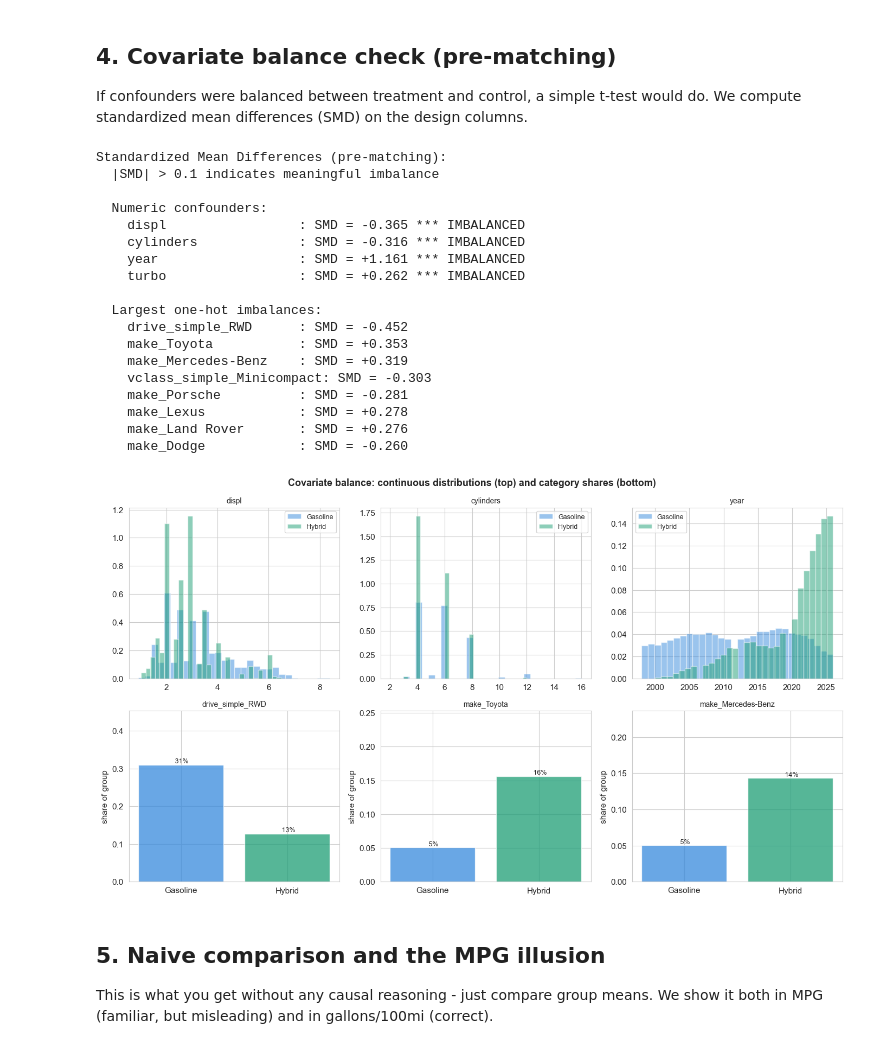
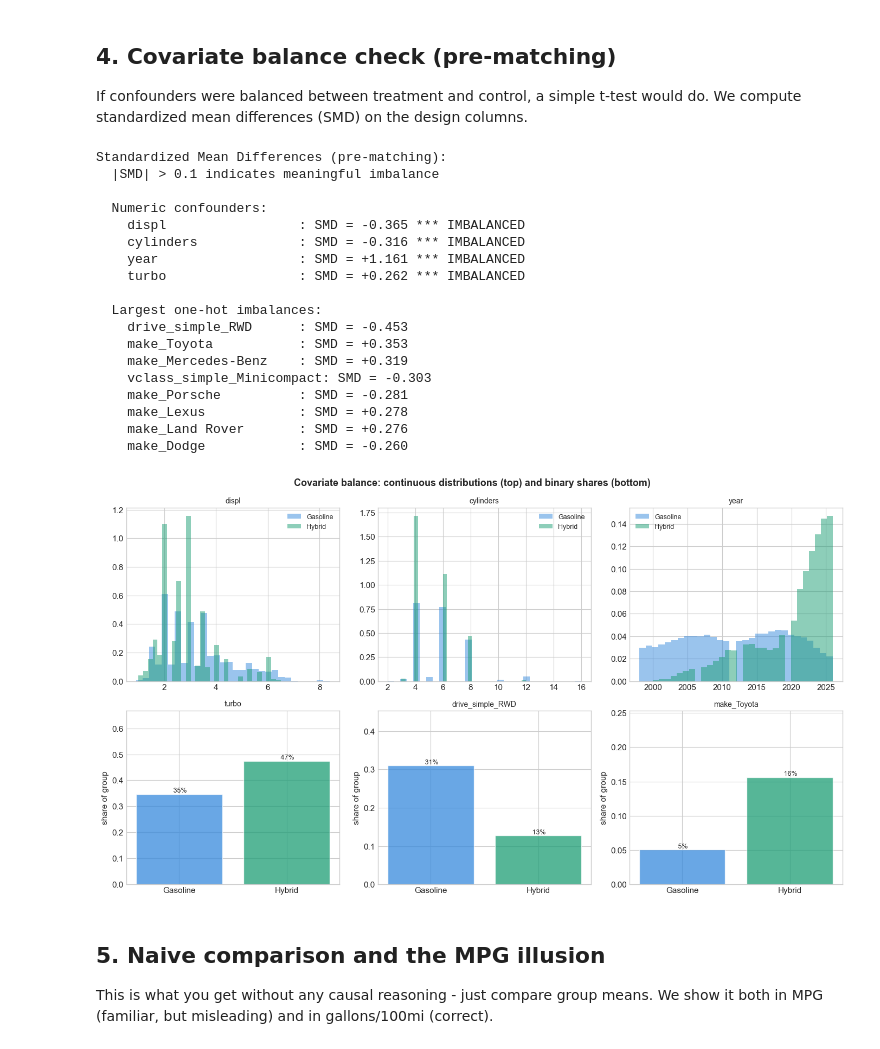
Before and after one commit to firefly1248/hybrid-causal-inference, a Jupyter notebook: hybrid_causal_inference.ipynb, the cells around one changed output. Cells and saved outputs as stored; diff of their text form; code cells hidden in the pictures.

```diff
--- a/hybrid_causal_inference.ipynb
+++ b/hybrid_causal_inference.ipynb
@@ -194,15 +187,15 @@ _TRAIL_TRIMS = {'LE', 'XLE', 'XSE', 'SE', 'SEL', 'LX', 'EX', 'EX-L', 'DX', 'XLS'
 
 
 def base_model_name(model):
-    """Nameplate key: strip powertrain/drive/trim tokens so that, e.g.,
-    'Camry Hybrid LE' and gasoline 'Camry' map to the same base 'Camry'.
-    Handles slash-joined trims like 'Camry LE/SE'."""
+    """Nameplate key: 'Camry Hybrid LE' and gasoline 'Camry' both map to 'Camry'.
+    Also strips joined trims like 'Camry LE/SE' and 'RAV4 SE & LE'."""
     out = str(model)
-    for tok in [' Hybrid', ' HEV', ' PHEV', ' 2WD', ' 4WD', ' AWD', ' FWD', ' RWD',
-                ' 4-Door', ' 2-Door']:
+    for tok in [' Hybrid', ' HEV FF', ' HEV', ' PHEV', ' 2WD', ' 4WD', ' AWD', ' FWD',
+                ' RWD', ' 4-Door', ' 2-Door']:
         out = out.replace(tok, '')
-    parts = out.split()
-    while len(parts) > 1 and all(t in _TRAIL_TRIMS for t in parts[-1].split('/')):
+    parts = out.replace('&', '/').split()
+    while len(parts) > 1 and all(t in _TRAIL_TRIMS or t == ''
+                                 for t in parts[-1].split('/')):
         parts.pop()
     return ' '.join(parts).strip()
 
@@ -239,9 +231,8 @@ If confounders were balanced between treatment and control, a simple t-test woul
 do. We compute standardized mean differences (SMD) on the design columns.
 # %%
 def smd(treated, control):
-    """Standardized Mean Difference"""
-    sd = np.sqrt((treated.var() + control.var()) / 2)
-    return (treated.mean() - control.mean()) / sd if sd > 0 else 0.0
+    """Standardized mean difference (pooled SD)."""
+    return (treated.mean() - control.mean()) / np.sqrt((treated.var() + control.var()) / 2)
 
 
 print("Standardized Mean Differences (pre-matching):")
@@ -252,11 +243,8 @@ for col in num_cov:
     flag = " *** IMBALANCED" if abs(s) > 0.1 else ""
     print(f"    {col:22s}: SMD = {s:+.3f}{flag}")
 
-# Largest categorical imbalances
-cat_smds = []
-for col in feat_names[len(num_cov):]:
-    cat_smds.append((col, smd(Xd_df.loc[T == 1, col], Xd_df.loc[T == 0, col])))
-cat_smds.sort(key=lambda kv: -abs(kv[1]))
+cat_smds = sorted(((col, smd(Xd_df.loc[T == 1, col], Xd_df.loc[T == 0, col]))
+                   for col in feat_names[len(num_cov):]), key=lambda kv: -abs(kv[1]))
 print("\n  Largest one-hot imbalances:")
 for col, s in cat_smds[:8]:
     print(f"    {col:22s}: SMD = {s:+.3f}")
@@ -271,7 +259,7 @@ Standardized Mean Differences (pre-matching):
     turbo                 : SMD = +0.262 *** IMBALANCED
 
   Largest one-hot imbalances:
-    drive_simple_RWD      : SMD = -0.452
+    drive_simple_RWD      : SMD = -0.453
     make_Toyota           : SMD = +0.353
     make_Mercedes-Benz    : SMD = +0.319
     vclass_simple_Minicompact: SMD = -0.303
@@ -281,30 +269,29 @@ Standardized Mean Differences (pre-matching):
     make_Dodge            : SMD = -0.260
 # %%
 fig, axes = plt.subplots(2, 3, figsize=(14, 8))
-# Top row: continuous confounders as density histograms
-for ax, col in zip(axes[0], num_cov):
+# Top row: continuous confounders as density histograms.
+for ax, col in zip(axes[0], ['displ', 'cylinders', 'year']):
     for grp, label, color in [(0, 'Gasoline', BLUE), (1, 'Hybrid', GREEN)]:
         ax.hist(Xd_df.loc[T == grp, col], bins=30, alpha=0.5, label=label,
                 color=color, density=True)
     ax.set_title(col, fontsize=10)
     ax.legend(fontsize=9)
-# Bottom row: most-imbalanced categories as group shares (binary dummies are
-# unreadable as histograms - a share bar answers "how common in each group?")
-for ax, (col, _) in zip(axes[1], cat_smds[:3]):
+# Bottom row: binary columns as group shares (histograms of 0/1 are unreadable).
+for ax, col in zip(axes[1], ['turbo'] + [c for c, _ in cat_smds[:2]]):
     shares = [Xd_df.loc[T == 0, col].mean(), Xd_df.loc[T == 1, col].mean()]
     ax.bar(['Gasoline', 'Hybrid'], shares, color=[BLUE, GREEN], alpha=0.75, edgecolor='white')
     ax.set_ylim(0, min(1, max(shares) * 1.3 + 0.05))
     ax.set_title(col, fontsize=10)
     ax.set_ylabel('share of group')
     for j, v in enumerate(shares):
         ax.text(j, v, f' {v:.0%}', ha='center', va='bottom', fontsize=9)
-plt.suptitle('Covariate balance: continuous distributions (top) and category shares (bottom)',
+plt.suptitle('Covariate balance: continuous distributions (top) and binary shares (bottom)',
              fontsize=13, fontweight='bold')
 plt.tight_layout()
 plt.savefig('01_covariate_balance.png', dpi=150, bbox_inches='tight')
 plt.show()
 # %% [output]
-[figure, old version]
+[figure, new version]
 # %% [markdown]
 ## 5. Naive comparison and the MPG illusion
 
```
Also changed, not shown: parts of 47 cells of this notebook, 10 other files.
